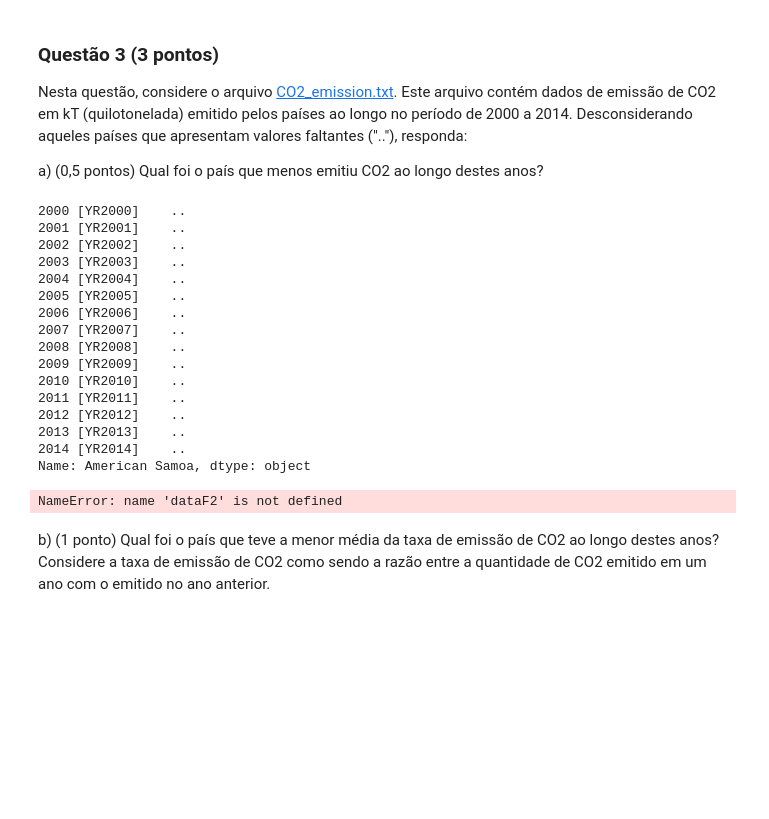
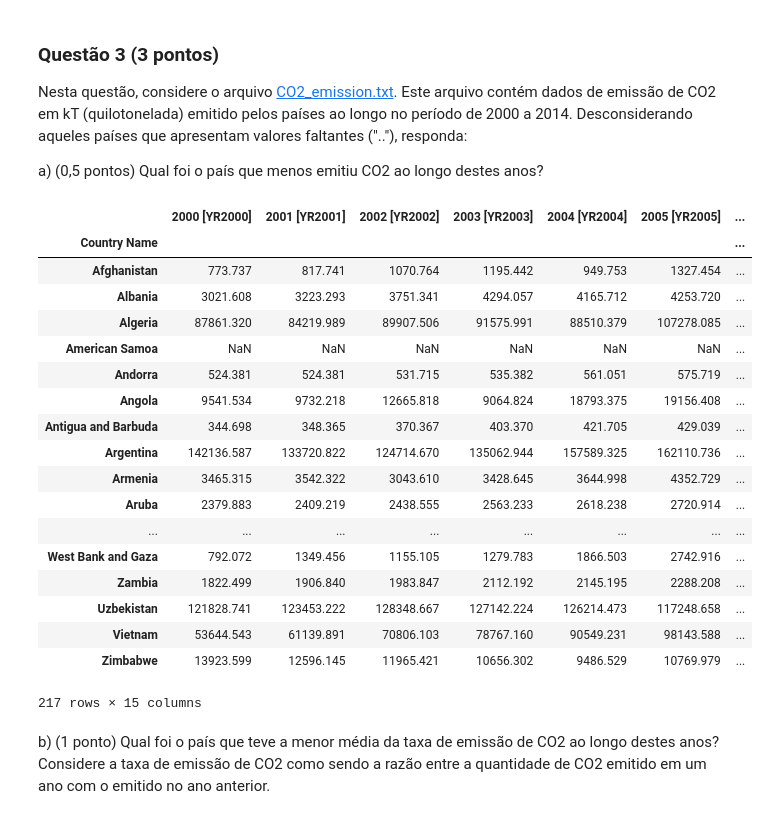
Before and after one commit to pabloufrn/probabilidade, a Jupyter notebook: TrabalhoI/TrabalhoI.ipynb, the cells around one changed output. Drawn from its saved outputs; the diff is of its cells as text; code cells hidden in the pictures; blank space fills up the shorter version.

```diff
--- a/TrabalhoI/TrabalhoI.ipynb
+++ b/TrabalhoI/TrabalhoI.ipynb
@@ -74,35 +74,35 @@ a) (0,5 pontos) Qual foi o país que menos emitiu CO2 ao longo destes anos?
 import numpy as np
 import pandas as pd
 # %%
-df = pd.read_csv('CO2_emission.txt', sep='\t', index_col='Country Name')
+df = pd.read_csv('CO2_emission.txt', sep='\t', index_col='Country Name', na_values='..')
 df1 = df
-df = df.loc[:'American Samoa', '2000 [YR2000]':]
-# for col in df.columns:
-#     df[col] = df[col].astype(float)
+df = df.loc[:'Zimbabwe', '2000 [YR2000]':]
+for col in df.columns:
+    df[col] = df[col].astype(float)
 sr = df.sum(axis = 1, skipna = True)
 df.loc['American Samoa']
+sr.idxmin()
+df
 # %% [output]
+|  | 2000 [YR2000] | 2001 [YR2001] | 2002 [YR2002] | 2003 [YR2003] | 2004 [YR2004] | 2005 [YR2005] | ... |
+| Country Name |  |  |  |  |  |  | ... |
+| Afghanistan | 773.737 | 817.741 | 1070.764 | 1195.442 | 949.753 | 1327.454 | ... |
+| Albania | 3021.608 | 3223.293 | 3751.341 | 4294.057 | 4165.712 | 4253.720 | ... |
+| Algeria | 87861.320 | 84219.989 | 89907.506 | 91575.991 | 88510.379 | 107278.085 | ... |
+| American Samoa | NaN | NaN | NaN | NaN | NaN | NaN | ... |
+| Andorra | 524.381 | 524.381 | 531.715 | 535.382 | 561.051 | 575.719 | ... |
+| Angola | 9541.534 | 9732.218 | 12665.818 | 9064.824 | 18793.375 | 19156.408 | ... |
+| Antigua and Barbuda | 344.698 | 348.365 | 370.367 | 403.370 | 421.705 | 429.039 | ... |
+| Argentina | 142136.587 | 133720.822 | 124714.670 | 135062.944 | 157589.325 | 162110.736 | ... |
+| Armenia | 3465.315 | 3542.322 | 3043.610 | 3428.645 | 3644.998 | 4352.729 | ... |
+| Aruba | 2379.883 | 2409.219 | 2438.555 | 2563.233 | 2618.238 | 2720.914 | ... |
+| ... | ... | ... | ... | ... | ... | ... | ... |
+| West Bank and Gaza | 792.072 | 1349.456 | 1155.105 | 1279.783 | 1866.503 | 2742.916 | ... |
+| Zambia | 1822.499 | 1906.840 | 1983.847 | 2112.192 | 2145.195 | 2288.208 | ... |
+| Uzbekistan | 121828.741 | 123453.222 | 128348.667 | 127142.224 | 126214.473 | 117248.658 | ... |
+| Vietnam | 53644.543 | 61139.891 | 70806.103 | 78767.160 | 90549.231 | 98143.588 | ... |
+| Zimbabwe | 13923.599 | 12596.145 | 11965.421 | 10656.302 | 9486.529 | 10769.979 | ... |
-2000 [YR2000]    ..
-2001 [YR2001]    ..
-2002 [YR2002]    ..
-2003 [YR2003]    ..
-2004 [YR2004]    ..
-2005 [YR2005]    ..
-2006 [YR2006]    ..
-2007 [YR2007]    ..
-2008 [YR2008]    ..
-2009 [YR2009]    ..
-2010 [YR2010]    ..
-2011 [YR2011]    ..
-2012 [YR2012]    ..
-2013 [YR2013]    ..
-2014 [YR2014]    ..
-Name: American Samoa, dtype: object
+217 rows × 15 columns
-# %%
-df2 = pd.melt(df)  # Nome da coluna com os valores
-dataF2
-# %% [output]
-NameError: name 'dataF2' is not defined
 # %% [markdown]
 b) (1 ponto) Qual foi o país que teve a menor média da taxa de emissão de CO2 ao longo destes anos? Considere a taxa de emissão de CO2 como sendo a razão entre a quantidade de CO2 emitido em um ano com o emitido no ano anterior.
 # %% [markdown]
```
